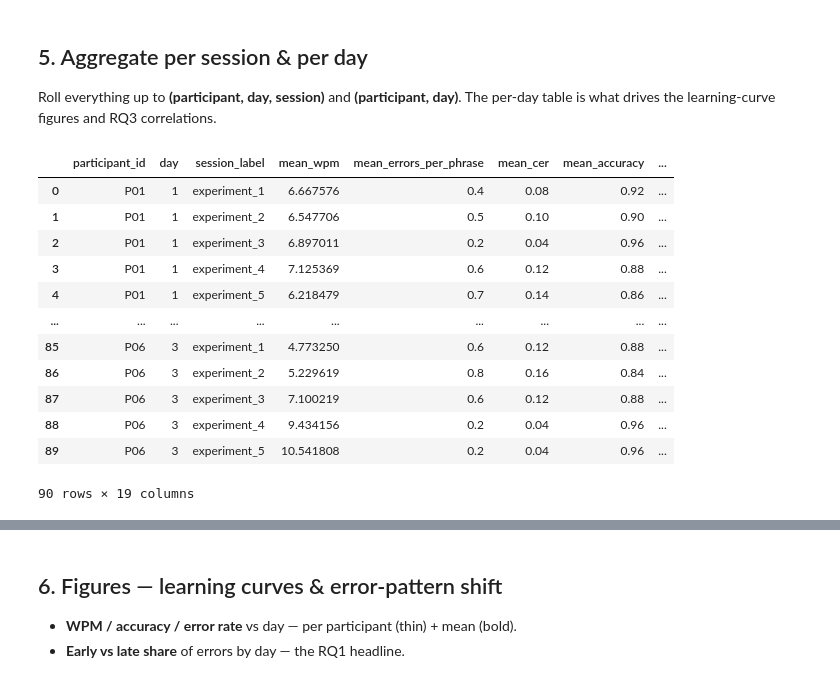
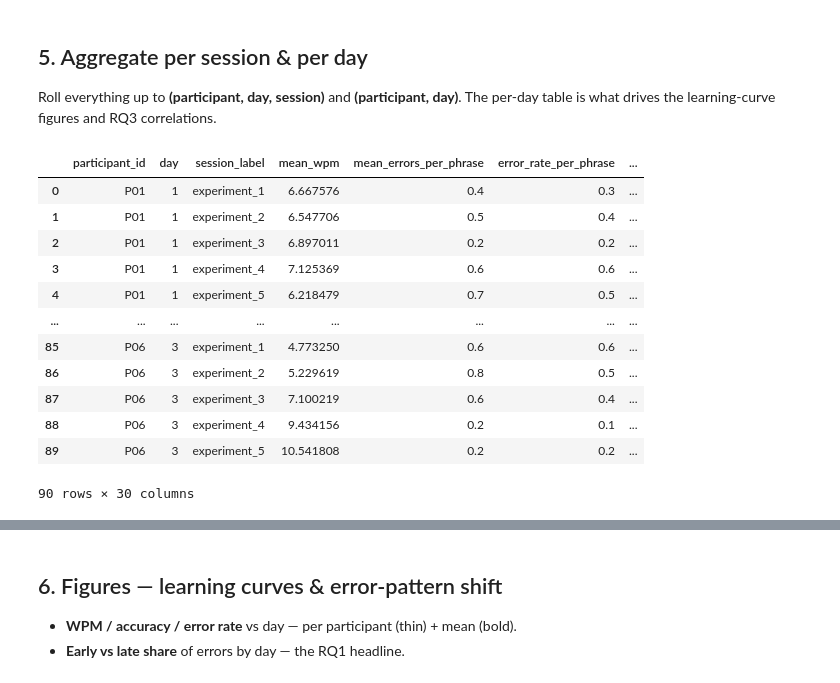
Before and after one commit to tlawodbs/Gaze_experiments, a Jupyter notebook: analysis/analysis.ipynb, the cells around one changed output, grey strips where cells are left out. Saved outputs shown, nothing was run; the diff lists cells and outputs as text; code cells hidden in the pictures.

```diff
--- a/analysis/analysis.ipynb
+++ b/analysis/analysis.ipynb
@@ -95,7 +95,17 @@ CHARS_PER_WORD = 5
 # ---- Early/late trigger classifier (see the long markdown below) ----
 # Tolerance band (ms) around a trigger within which a selection is treated as
 # "on-time" rather than early/late, for the CONTINUOUS offset measure.
-ON_TIME_TOL_MS = 80
+ON_TIME_TOL_MS = 0      # (deprecated) old window-boundary grace band
+
+# ---- PRESS-ANCHORED on_time tolerance (the ACTIVE early/late rule) ----
+# A press is "on_time" iff the eye is on the target key within +/- this many ms
+# of the PRESS instant (not anywhere in the whole keystroke window). ~2 gaze
+# frames at 60 Hz = 34 ms, so a 1-2 sample dropout is not treated as a real eye
+# movement. If the eye is off the target longer than this at the press, the
+# selection is early or late, decided by direction:
+#   target reached only AFTER the press  -> early (hand led the eye)
+#   eye was on target BEFORE and has left -> late  (hand lagged the eye)
+PRESS_ON_TIME_TOL_MS = 34
 
 # Max look-back / look-ahead (ms) when searching the gaze stream for the moment
 # the eye was on the target key, relative to a trigger.
@@ -106,5 +116,18 @@ GAZE_SEARCH_AFTER_MS = 800
 FIX_DISPERSION_PX = 60      # max spread of a fixation cluster (viewport px)
 FIX_MIN_DURATION_MS = 80    # minimum fixation duration
 
+# ---- Gaze-speed / saccade detection (GazePinch-style g1/g2 timing) ----
+# Port of the DATAAnalysis-GazePinch gaze–pinch latency method to this dataset.
+# Gaze speed is computed per gaze sample (px/ms) and normalised PER TRIAL by its
+# own maximum (MaxAbs), exactly like the GazePinch notebook normalises GazeSpeed.
+# A sample is part of a saccade when its normalised speed exceeds
+# SACCADE_SPEED_FRAC (GazePinch used 0.3). Around each trigger (the "pinch", f2)
+# we then locate:
+#   g2 = end of the LAST saccade before the trigger  -> the eye SETTLING on target
+#   g1 = the saccade just before g2                  -> start of the approach
+# and read off the gaze–trigger latencies t2/t5/t7 (see the markdown in §3).
+SACCADE_SPEED_FRAC = 0.3    # fraction of per-trial max gaze speed that counts as a saccade
+SACCADE_MIN_GAP_MS = 60     # min separation between g1 and g2 (so they are distinct saccades)
+
 print("DATA_ROOT:", DATA_ROOT.resolve())
 # %% [output]
@@ -253,6 +276,7 @@ for _, r in analysis_trials.iterrows():
 perf = pd.concat([analysis_trials.reset_index(drop=True), pd.DataFrame(rows)], axis=1)
 perf["accuracy"] = 1.0 - perf["character_error_rate"].astype(float)
 perf["errors_per_phrase"] = perf["error_count"].astype(float)
+perf["has_error"] = (perf["error_count"].astype(float) > 0).astype(float)   # phrase (word) has >=1 error
 display(perf[["participant_id", "day", "session_label", "target_word", "typed_text",
               "wpm", "entry_seconds", "error_count", "character_error_rate", "accuracy"]].head(12))
 # %% [output]
@@ -517,16 +722,30 @@ def sel_rates(g):
     n_err = int(g["is_error"].sum())
     n_late = int(((g["label"] == "late") & g["is_error"]).sum())
     n_early = int(((g["label"] == "early") & g["is_error"]).sum())
+    n_other = n_err - n_late - n_early          # errors that are on_time / no_target_fix
     return {
         "n_selections": n,
         "n_errors": n_err,
         "error_rate_per_keystroke": n_err / n if n else np.nan,
         "n_late_err": n_late,
         "n_early_err": n_early,
-        "late_share_of_err": n_late / n_err if n_err else np.nan,
-        "early_share_of_err": n_early / n_err if n_err else np.nan,
+        "n_other_err": n_other,
+        # ---- error TYPE composition: shares among errors (sum to 1) ----
+        "early_share_of_err": n_early / n_err if n_err else 0.0,
+        "late_share_of_err":  n_late  / n_err if n_err else 0.0,
+        "other_share_of_err": n_other / n_err if n_err else 0.0,
+        # ---- error TYPE as a rate per keystroke (always defined; 0 if none) ----
+        "early_err_per_key":  n_early / n if n else np.nan,
+        "late_err_per_key":   n_late  / n if n else np.nan,
+        "other_err_per_key":  n_other / n if n else np.nan,
         "mean_trigger_offset_ms": g["offset_ms"].mean(skipna=True),
         "median_trigger_offset_ms": g["offset_ms"].median(skipna=True),
+        # ---- GazePinch gaze-key latencies (the section-3 t-metrics) ----
+        "mean_gaze_pinch_latency_ms": g["t5"].mean(skipna=True),    # t5 = f_down - g2 (headline)
+        "median_gaze_pinch_latency_ms": g["t5"].median(skipna=True),
+        "mean_approach_latency_ms": g["t2"].mean(skipna=True),      # t2 = f_down - g1
+        "mean_fixation_dwell_ms": g["t7"].mean(skipna=True),        # t7 = g2 - g1
+        "mean_key_hold_ms": g["hold_ms"].mean(skipna=True),         # f_up - f_down
     }
 
 if len(selections):
@@ -534,46 +753,47 @@ if len(selections):
     for (pid, day, sl), g in selections.groupby(["participant_id", "day", "session_label"]):
         _recs.append({"participant_id": pid, "day": day, "session_label": sl, **sel_rates(g)})
     sel_by_session = pd.DataFrame(_recs)
 else:
     sel_by_session = pd.DataFrame()
 
 # --- performance per (participant, day, session) ---
 perf_by_session = (perf.groupby(["participant_id", "day", "session_label"])
                    .agg(mean_wpm=("wpm", "mean"),
                         mean_errors_per_phrase=("errors_per_phrase", "mean"),
+                        error_rate_per_phrase=("has_error", "mean"),
                         mean_cer=("character_error_rate", "mean"),
                         mean_accuracy=("accuracy", "mean"),
                         n_trials=("trial_id", "count"))
                    .reset_index())
 
 # --- gaze dynamics per session ---
 gaze_by_session = (trial_gaze.groupby(["participant_id", "day", "session_label"])
                    .agg(mean_fixation_ms=("mean_fixation_ms", "mean"),
                         mean_corrective_saccades=("mean_corrective_saccades", "mean"))
                    .reset_index()) if len(trial_gaze) else pd.DataFrame()
 
 session_metrics = perf_by_session
 for extra in (sel_by_session, gaze_by_session):
     if len(extra):
         session_metrics = session_metrics.merge(
             extra, on=["participant_id", "day", "session_label"], how="left")
 
 session_metrics = session_metrics.sort_values(["participant_id", "day", "session_label"])
 display(session_metrics)
 # %% [output]
-|  | participant_id | day | session_label | mean_wpm | mean_errors_per_phrase | mean_cer | mean_accuracy | ... |
-| 0 | P01 | 1 | experiment_1 | 6.667576 | 0.4 | 0.08 | 0.92 | ... |
-| 1 | P01 | 1 | experiment_2 | 6.547706 | 0.5 | 0.10 | 0.90 | ... |
-| 2 | P01 | 1 | experiment_3 | 6.897011 | 0.2 | 0.04 | 0.96 | ... |
-| 3 | P01 | 1 | experiment_4 | 7.125369 | 0.6 | 0.12 | 0.88 | ... |
-| 4 | P01 | 1 | experiment_5 | 6.218479 | 0.7 | 0.14 | 0.86 | ... |
-| ... | ... | ... | ... | ... | ... | ... | ... | ... |
-| 85 | P06 | 3 | experiment_1 | 4.773250 | 0.6 | 0.12 | 0.88 | ... |
-| 86 | P06 | 3 | experiment_2 | 5.229619 | 0.8 | 0.16 | 0.84 | ... |
-| 87 | P06 | 3 | experiment_3 | 7.100219 | 0.6 | 0.12 | 0.88 | ... |
-| 88 | P06 | 3 | experiment_4 | 9.434156 | 0.2 | 0.04 | 0.96 | ... |
-| 89 | P06 | 3 | experiment_5 | 10.541808 | 0.2 | 0.04 | 0.96 | ... |
+|  | participant_id | day | session_label | mean_wpm | mean_errors_per_phrase | error_rate_per_phrase | ... |
+| 0 | P01 | 1 | experiment_1 | 6.667576 | 0.4 | 0.3 | ... |
+| 1 | P01 | 1 | experiment_2 | 6.547706 | 0.5 | 0.4 | ... |
+| 2 | P01 | 1 | experiment_3 | 6.897011 | 0.2 | 0.2 | ... |
+| 3 | P01 | 1 | experiment_4 | 7.125369 | 0.6 | 0.6 | ... |
+| 4 | P01 | 1 | experiment_5 | 6.218479 | 0.7 | 0.5 | ... |
+| ... | ... | ... | ... | ... | ... | ... | ... |
+| 85 | P06 | 3 | experiment_1 | 4.773250 | 0.6 | 0.6 | ... |
+| 86 | P06 | 3 | experiment_2 | 5.229619 | 0.8 | 0.5 | ... |
+| 87 | P06 | 3 | experiment_3 | 7.100219 | 0.6 | 0.4 | ... |
+| 88 | P06 | 3 | experiment_4 | 9.434156 | 0.2 | 0.1 | ... |
+| 89 | P06 | 3 | experiment_5 | 10.541808 | 0.2 | 0.2 | ... |
-90 rows × 19 columns
+90 rows × 30 columns
 # %%
 # --- per (participant, day): the learning-contrast unit ---
 agg_cols = {c: "mean" for c in session_metrics.columns
```
Also changed, not shown: parts of 24 cells of this notebook, 25 other files.
